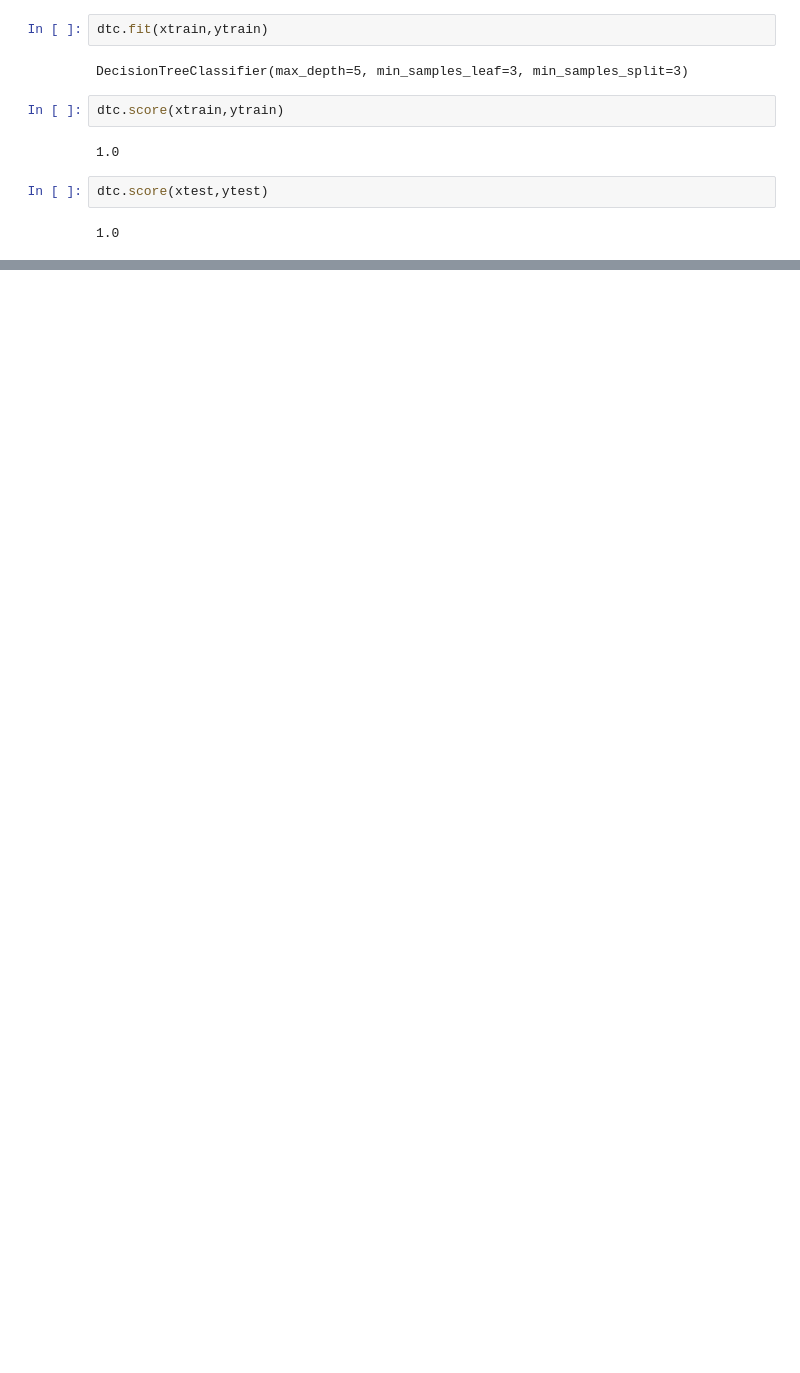
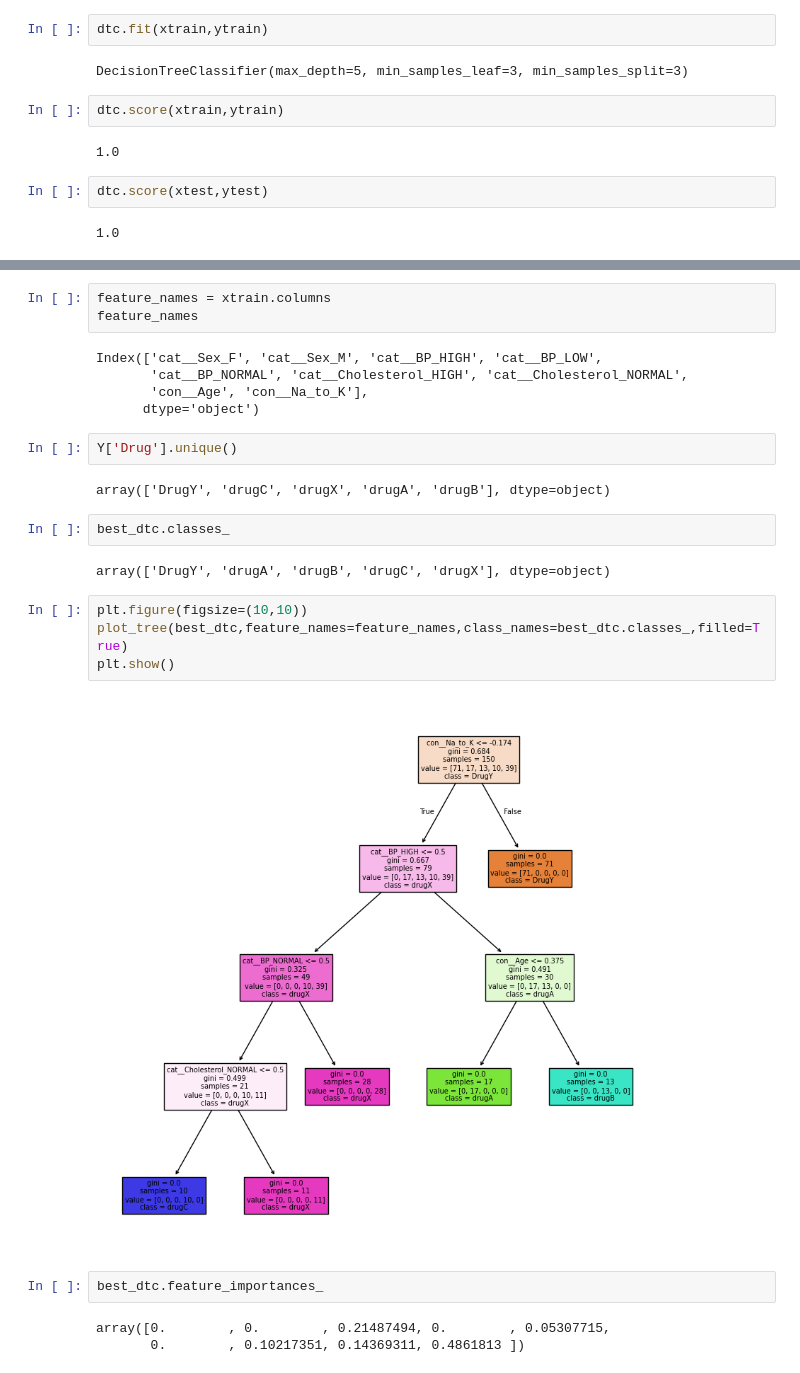
Before and after one commit to akash-ostwal/Machine_Learning-1418, a Jupyter notebook: Decision Trees/Decision Tree Classifier.ipynb, the cells around one changed output, grey strips where cells are left out. Drawn from its saved outputs; the diff is of its cells as text; blank space fills up the shorter version.

```diff
--- a/Decision Trees/Decision Tree Classifier.ipynb
+++ b/Decision Trees/Decision Tree Classifier.ipynb
@@ -214,0 +313,27 @@ dtc.score(xtest,ytest)
+# %%
+feature_names = xtrain.columns
+feature_names
+# %% [output]
+Index(['cat__Sex_F', 'cat__Sex_M', 'cat__BP_HIGH', 'cat__BP_LOW',
+       'cat__BP_NORMAL', 'cat__Cholesterol_HIGH', 'cat__Cholesterol_NORMAL',
+       'con__Age', 'con__Na_to_K'],
+      dtype='object')
+# %%
+Y['Drug'].unique()
+# %% [output]
+array(['DrugY', 'drugC', 'drugX', 'drugA', 'drugB'], dtype=object)
+# %%
+best_dtc.classes_
+# %% [output]
+array(['DrugY', 'drugA', 'drugB', 'drugC', 'drugX'], dtype=object)
+# %%
+plt.figure(figsize=(10,10))
+plot_tree(best_dtc,feature_names=feature_names,class_names=best_dtc.classes_,filled=True)
+plt.show()
+# %% [output]
+[figure, added]
+# %%
+best_dtc.feature_importances_
+# %% [output]
+array([0.        , 0.        , 0.21487494, 0.        , 0.05307715,
+       0.        , 0.10217351, 0.14369311, 0.4861813 ])
```
Also changed, not shown: parts of 33 cells of this notebook, 1 other file.
